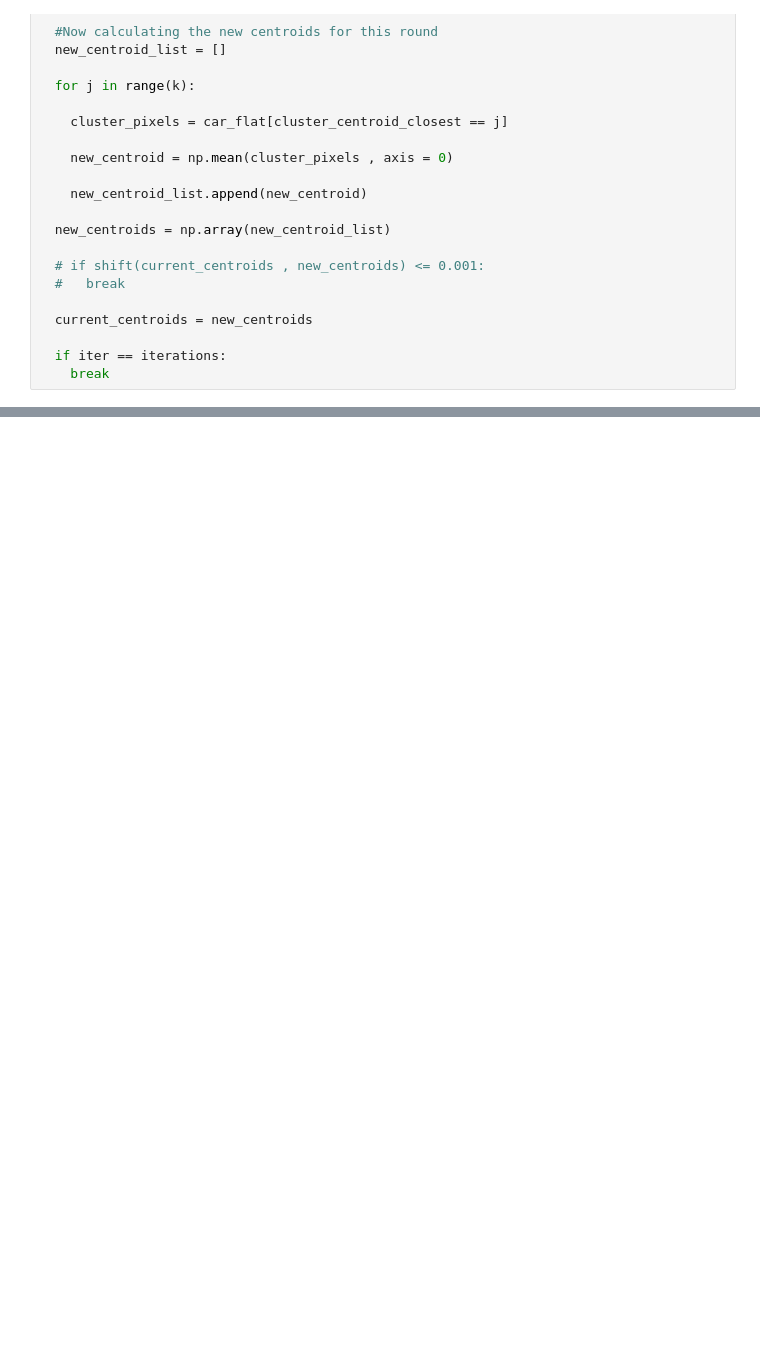
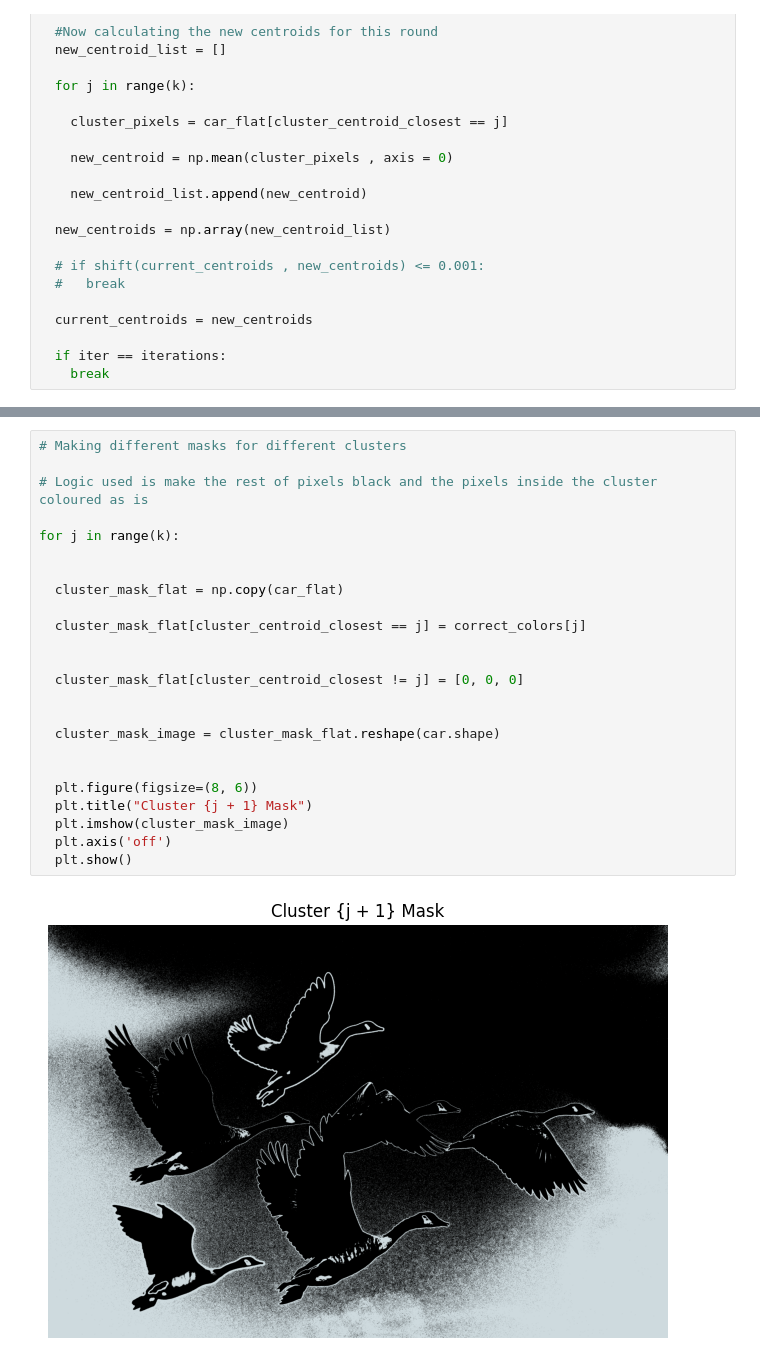
Before and after one commit to LarshVakil/ImageSegmentation, a Jupyter notebook: ImageSegmentation.ipynb, the cells around one changed output, grey strips where cells are left out. Saved outputs shown, nothing was run; the diff lists cells and outputs as text; blank space fills up the shorter version.

```diff
--- a/ImageSegmentation.ipynb
+++ b/ImageSegmentation.ipynb
@@ -181,0 +184,26 @@ plt.show()
+# %%
+# Making different masks for different clusters
+
+# Logic used is make the rest of pixels black and the pixels inside the cluster coloured as is
+
+for j in range(k):
+
+
+  cluster_mask_flat = np.copy(car_flat)
+
+  cluster_mask_flat[cluster_centroid_closest == j] = correct_colors[j]
+
+
+  cluster_mask_flat[cluster_centroid_closest != j] = [0, 0, 0]
+
+
+  cluster_mask_image = cluster_mask_flat.reshape(car.shape)
+
+
+  plt.figure(figsize=(8, 6))
+  plt.title("Cluster {j + 1} Mask")
+  plt.imshow(cluster_mask_image)
+  plt.axis('off')
+  plt.show()
+# %% [output]
+[figure, added]
```
Also changed, not shown: parts of 6 cells of this notebook.
